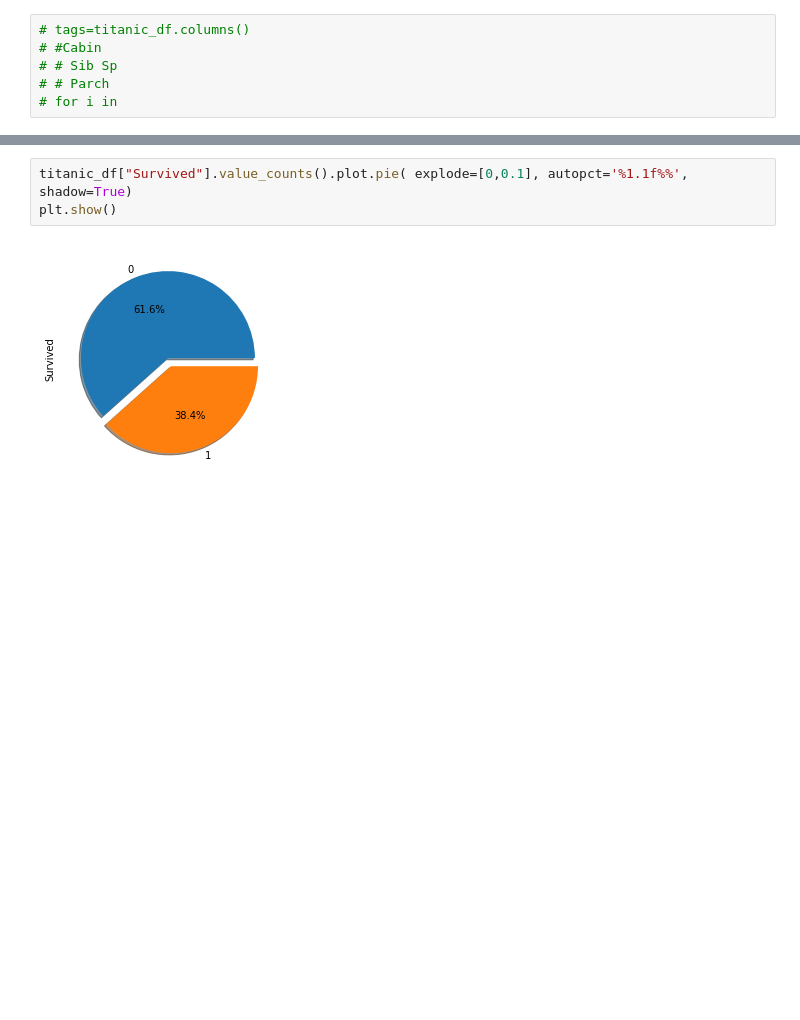
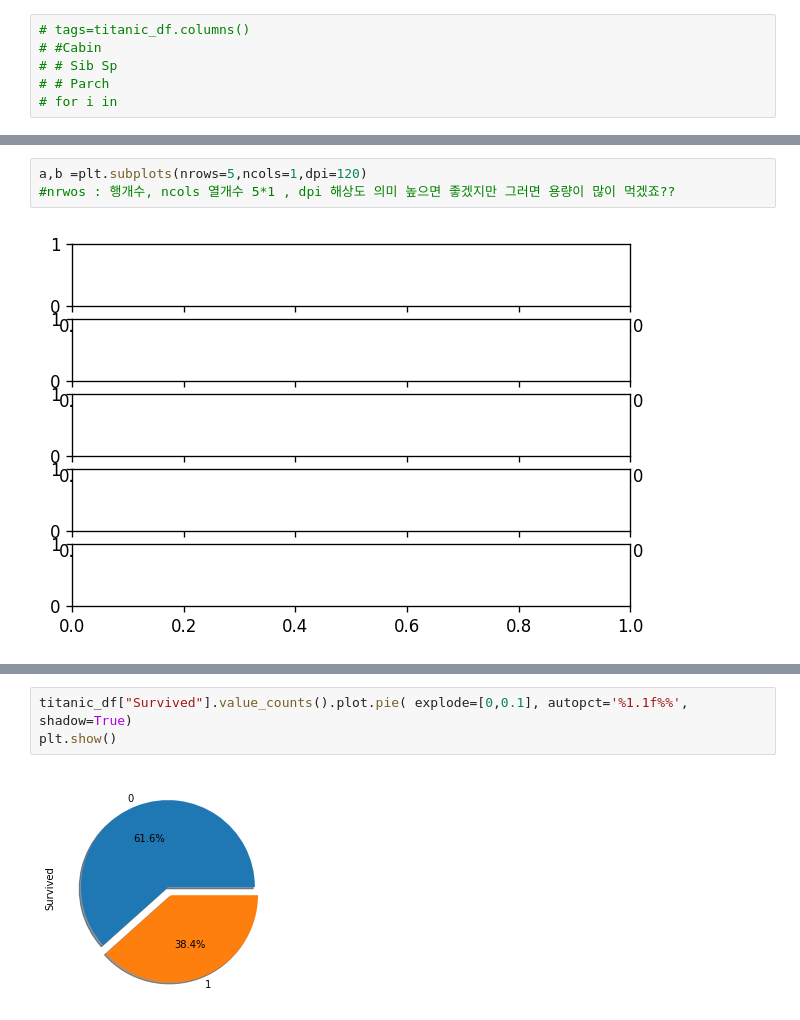
Before and after one commit to LeeJSmasw/Data_Science, a Jupyter notebook: titanic/titanic_eda1.ipynb, the cells around one changed output, grey strips where cells are left out. Cells and saved outputs as stored; diff of their text form; blank space fills up the shorter version.

```diff
--- a/titanic/titanic_eda1.ipynb
+++ b/titanic/titanic_eda1.ipynb
@@ -71,0 +145,5 @@ dtype: int64
+# %%
+a,b =plt.subplots(nrows=5,ncols=1,dpi=120)
+#nrwos : 행개수, ncols 열개수 5*1 , dpi 해상도 의미 높으면 좋겠지만 그러면 용량이 많이 먹겠죠??
+# %% [output]
+[figure, added]
```
Also changed, not shown: parts of 32 cells of this notebook.
